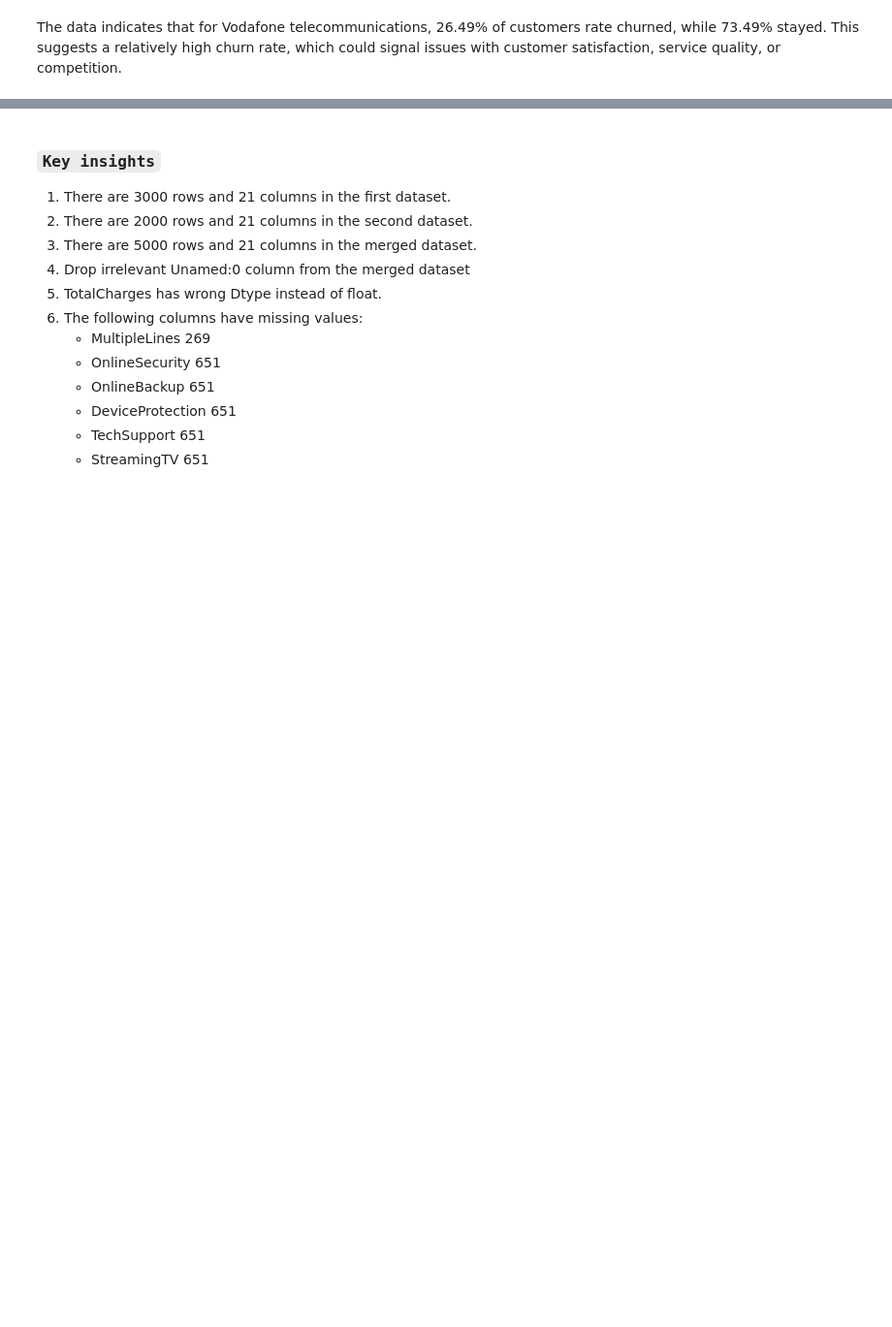
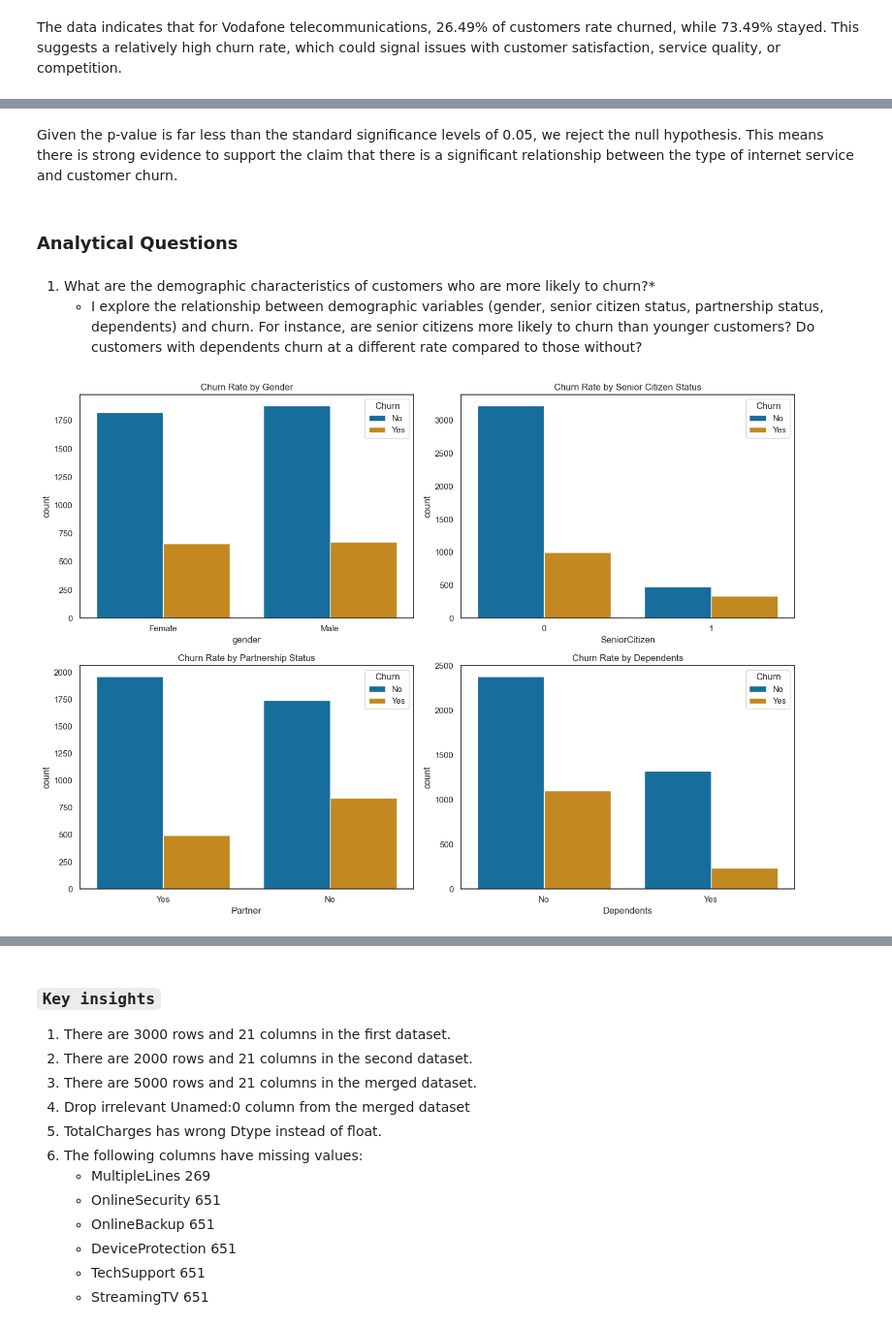
Before and after one commit to JusticeHanson/customr-churn-prediction, a Jupyter notebook: main.ipynb, the cells around one changed output, grey strips where cells are left out. Shown at 97% size. Cells and saved outputs as stored; diff of their text form; code cells hidden in the pictures; blank space fills up the shorter version.

Commit message:
Answer analytical questions

```diff
--- a/main.ipynb
+++ b/main.ipynb
@@ -377,0 +414,50 @@ The data indicates that for Vodafone telecommunications, 26.49% of customers rat
+# %% [markdown]
+Given the p-value is far less than the standard significance levels of 0.05, we reject the null hypothesis. This means there is strong evidence to support the claim that there is a significant relationship between the type of internet service and customer churn.
+# %% [markdown]
+### Analytical Questions
+# %% [markdown]
+1. What are the demographic characteristics of customers who are more likely to churn?*
+   - I explore the relationship between demographic variables (gender, senior citizen status, partnership status, dependents) and churn. For instance, are senior citizens more likely to churn than younger customers? Do customers with dependents churn at a different rate compared to those without?
+# %%
+import pandas as pd
+import matplotlib.pyplot as plt
+import seaborn as sns
+
+# Assuming 'merged' is your DataFrame
+# Sample data (replace this with your actual data)
+# merged = pd.read_csv('your_data.csv')
+
+# Set the style and color palette
+sns.set(style="white")
+color_palette = sns.color_palette("colorblind")
+
+# Create a figure
+fig, axs = plt.subplots(2, 2, figsize=(14, 10))
+
+# Plot 1: Churn rate by gender
+sns.countplot(x='gender', hue='Churn', data=merged, ax=axs[0, 0], palette=color_palette)
+axs[0, 0].set_title('Churn Rate by Gender')
+axs[0, 0].grid(False)
+
+# Plot 2: Churn rate by senior citizen status
+sns.countplot(x='SeniorCitizen', hue='Churn', data=merged, ax=axs[0, 1], palette=color_palette)
+axs[0, 1].set_title('Churn Rate by Senior Citizen Status')
+axs[0, 1].grid(False)
+
+# Plot 3: Churn rate by partnership status
+sns.countplot(x='Partner', hue='Churn', data=merged, ax=axs[1, 0], palette=color_palette)
+axs[1, 0].set_title('Churn Rate by Partnership Status')
+axs[1, 0].grid(False)
+
+# Plot 4: Churn rate by dependents
+sns.countplot(x='Dependents', hue='Churn', data=merged, ax=axs[1, 1], palette=color_palette)
+axs[1, 1].set_title('Churn Rate by Dependents')
+axs[1, 1].grid(False)
+
+# Adjust the layout
+plt.tight_layout()
+
+# Display the plots
+plt.show()
+# %% [output]
+[figure, added]
```
Also changed, not shown: parts of 10 cells of this notebook.
